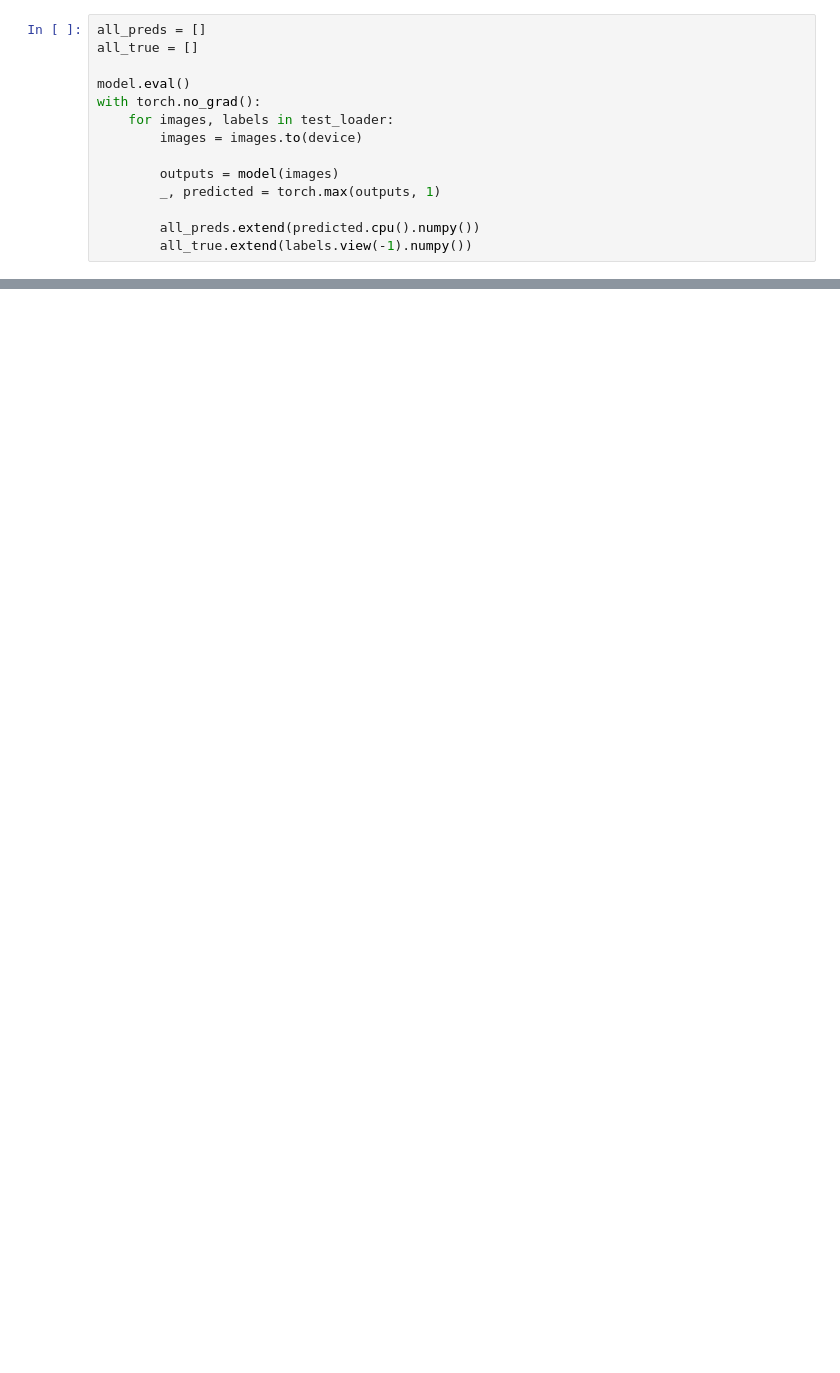
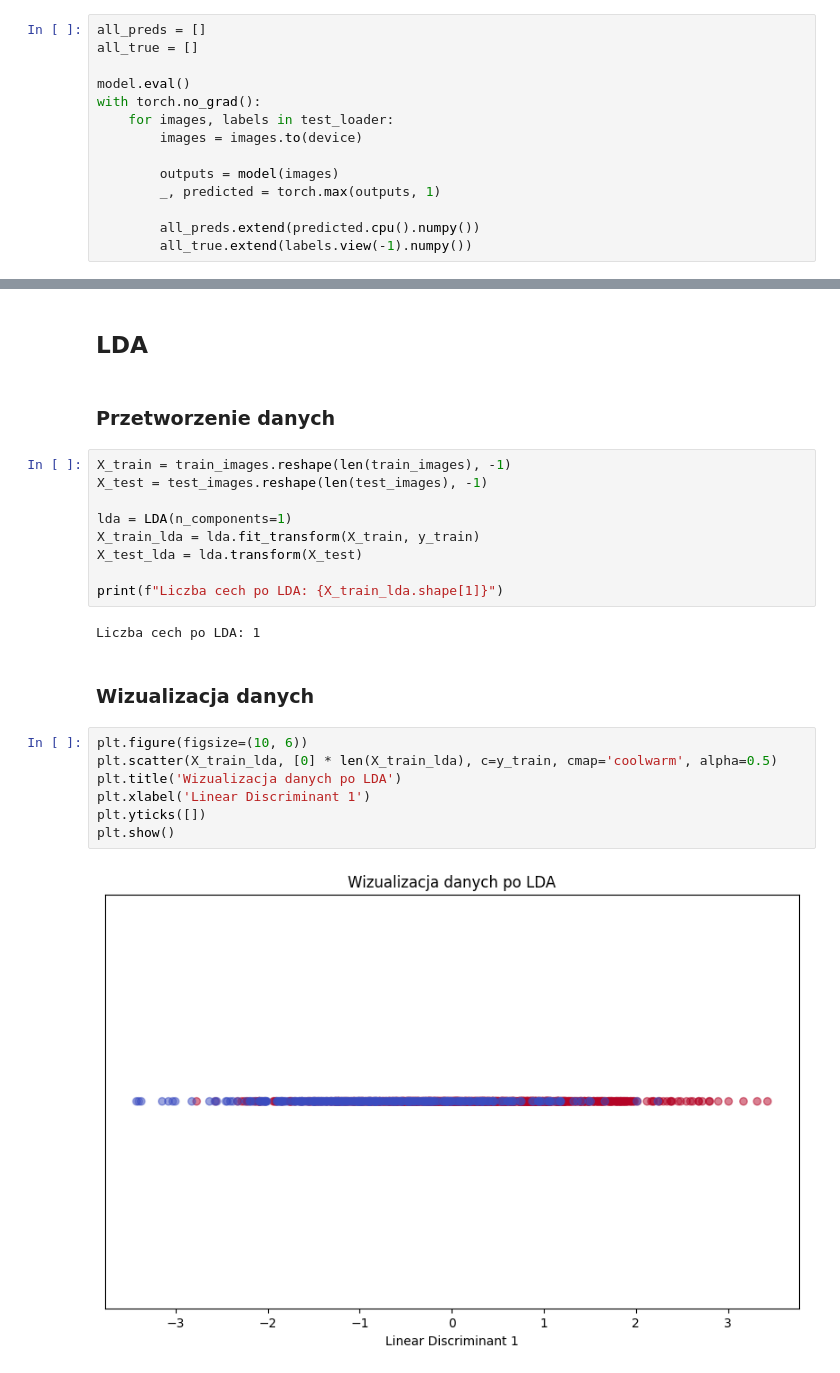
Before and after one commit to MrChazar/Medical_Data_Analysis, a Jupyter notebook: synapseMNIST3d/EDA.ipynb, the cells around one changed output, grey strips where cells are left out. Cells and saved outputs as stored; diff of their text form; blank space fills up the shorter version.

```diff
--- a/synapseMNIST3d/EDA.ipynb
+++ b/synapseMNIST3d/EDA.ipynb
@@ -315,0 +402,26 @@ weighted avg       0.59      0.66      0.61       352
+# %% [markdown]
+## LDA
+# %% [markdown]
+### Przetworzenie danych
+# %%
+X_train = train_images.reshape(len(train_images), -1)
+X_test = test_images.reshape(len(test_images), -1)
+
+lda = LDA(n_components=1)
+X_train_lda = lda.fit_transform(X_train, y_train)
+X_test_lda = lda.transform(X_test)
+
+print(f"Liczba cech po LDA: {X_train_lda.shape[1]}")
+# %% [output]
+Liczba cech po LDA: 1
+# %% [markdown]
+### Wizualizacja danych
+# %%
+plt.figure(figsize=(10, 6))
+plt.scatter(X_train_lda, [0] * len(X_train_lda), c=y_train, cmap='coolwarm', alpha=0.5)
+plt.title('Wizualizacja danych po LDA')
+plt.xlabel('Linear Discriminant 1')
+plt.yticks([])
+plt.show()
+# %% [output]
+[figure, added]
```
Also changed, not shown: parts of 31 cells of this notebook, 2 other files.
